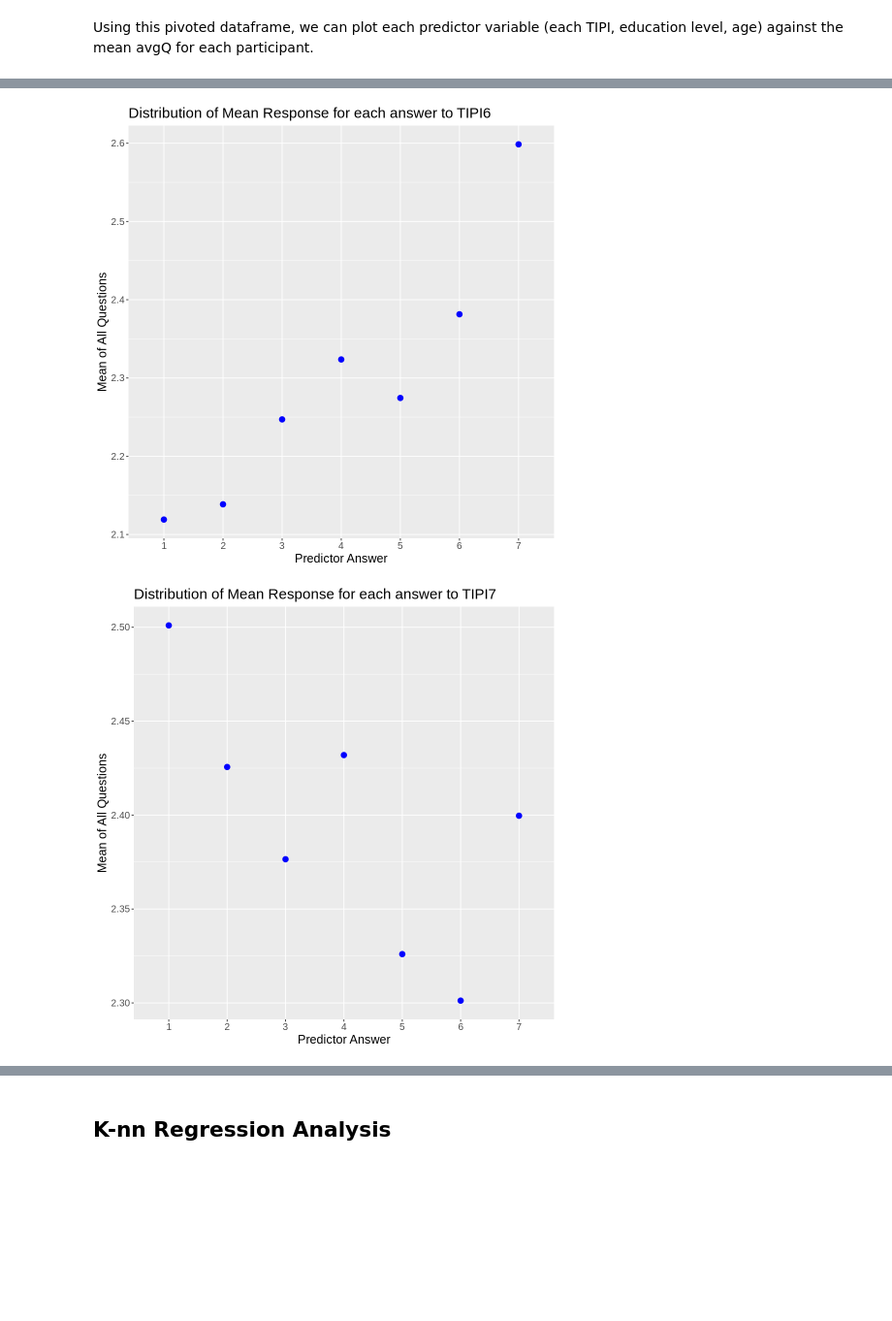
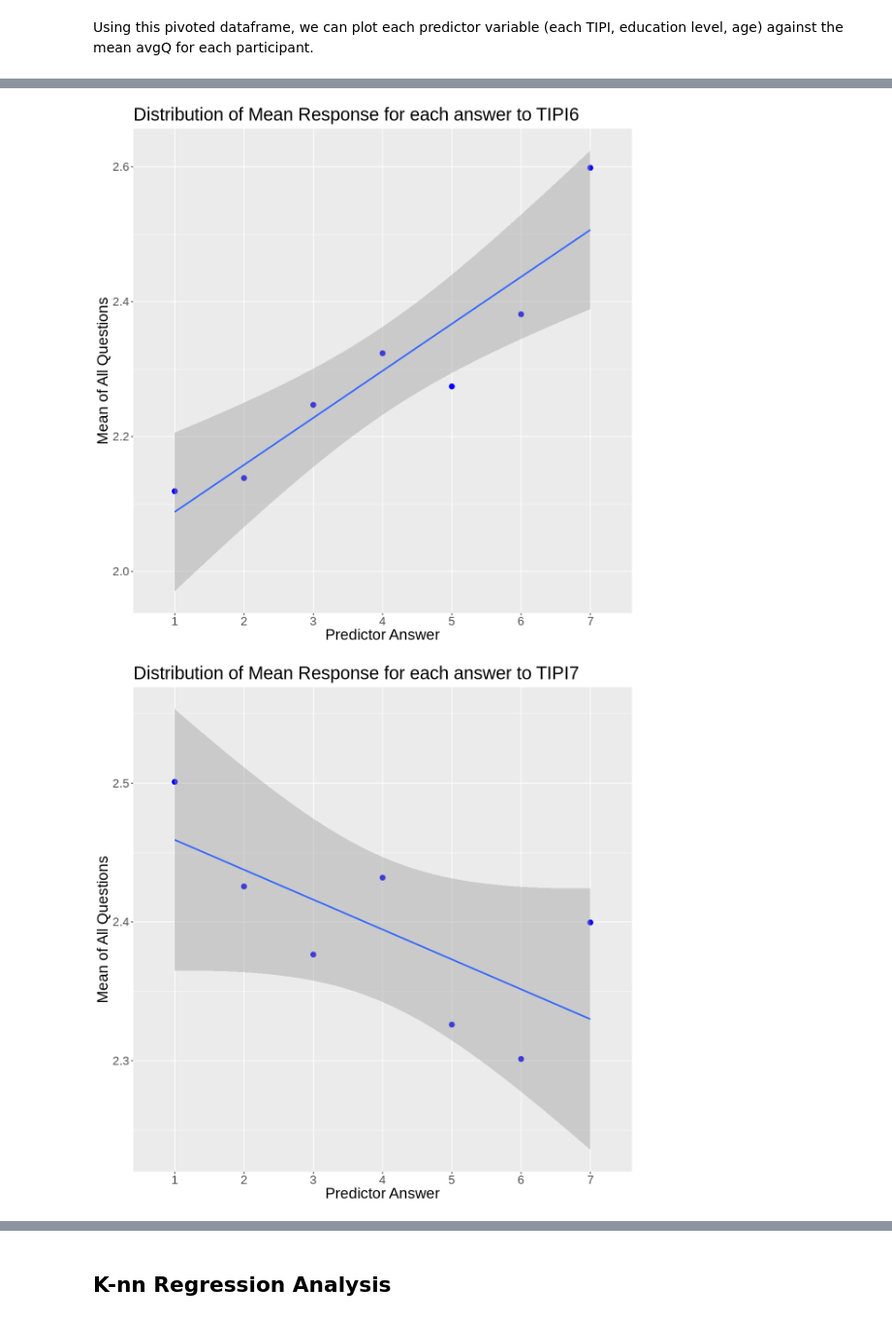
Before and after one commit to FionaC124/group-one-project, a Jupyter notebook: Final-Project.ipynb, the cells around one changed output, grey strips where cells are left out. Shown at 97% size. Cells and saved outputs as stored; diff of their text form; code cells hidden in the pictures; blank space fills up the shorter version.

```diff
--- a/Final-Project.ipynb
+++ b/Final-Project.ipynb
@@ -7,3 +7,5 @@ library(GGally)
 library(ggplot2)
 library(grid)
 library(gridExtra)
+
+theme_set(theme_gray())
@@ -324,7 +317,7 @@ A grouped_df: 6 × 5
 # %% [markdown]
 Using this pivoted dataframe, we can plot each predictor variable (each TIPI, education level, age) against the mean avgQ for each participant.
 # %%
-options(repr.plot.width=8, repr.plot.height=8)
+options(repr.plot.width=10, repr.plot.height=10)
 
 predictor_vector <- c("TIPI1", "TIPI2", "TIPI3", "TIPI4", "TIPI5", "TIPI6", "TIPI7", "TIPI8", "TIPI9", "TIPI10")
 
@@ -334,9 +327,10 @@ for (c in predictor_vector) {
 
     predictor_dist <- ggplot(summary, aes(x = Predictor_Value, y = mean)) +
                         geom_point(color='blue', size=3) +
+                        geom_smooth(formula = y ~ x, method = "lm") +
                         labs(y = "Mean of All Questions") +
                         scale_x_discrete(name ="Predictor Answer", limits=c("1","2","3","4","5","6","7")) +
-                        theme(text = element_text(size = 15)) +
+                        theme(text = element_text(size = 20)) +
                         ggtitle(paste("Distribution of Mean Response for each answer to", c))
 
     print(predictor_dist)
@@ -346,17 +340,19 @@ summary_edu <- summary_table %>% filter(Predictor == "education")
 
 education_dist <- ggplot(summary_edu, aes(x = Predictor_Value, y = mean)) +
                         geom_point(color='blue', size=3) +
+                        geom_smooth(formula = y ~ x, method = "lm") +
                         labs(y = "Mean of All Questions") +
                         scale_x_discrete(name ="Predictor Answer", limits=c("1","2","3","4")) +
-                        theme(text = element_text(size = 15)) +
+                        theme(text = element_text(size = 20)) +
                         ggtitle(paste("Distribution of Mean Response for each answer to eductation"))
 
 summary_age <- summary_table %>% filter(Predictor == "age")
 
 age_dist <- ggplot(summary_age, aes(x = Predictor_Value, y = mean)) +
                         geom_point(color='blue', size=3) +
+                        geom_smooth(formula = y ~ x, method = "lm") +
                         labs(y = "Mean of All Questions") +
-                        theme(text = element_text(size = 15)) +
+                        theme(text = element_text(size = 20)) +
                         ggtitle(paste("Distribution of Mean Response for each answer to age"))
 
 education_dist
@@ -371,2 +367,2 @@ age_dist
-[figure, old version]
+[figure, new version]
-[figure, old version]
+[figure, new version]
```
Also changed, not shown: parts of 17 cells of this notebook.
